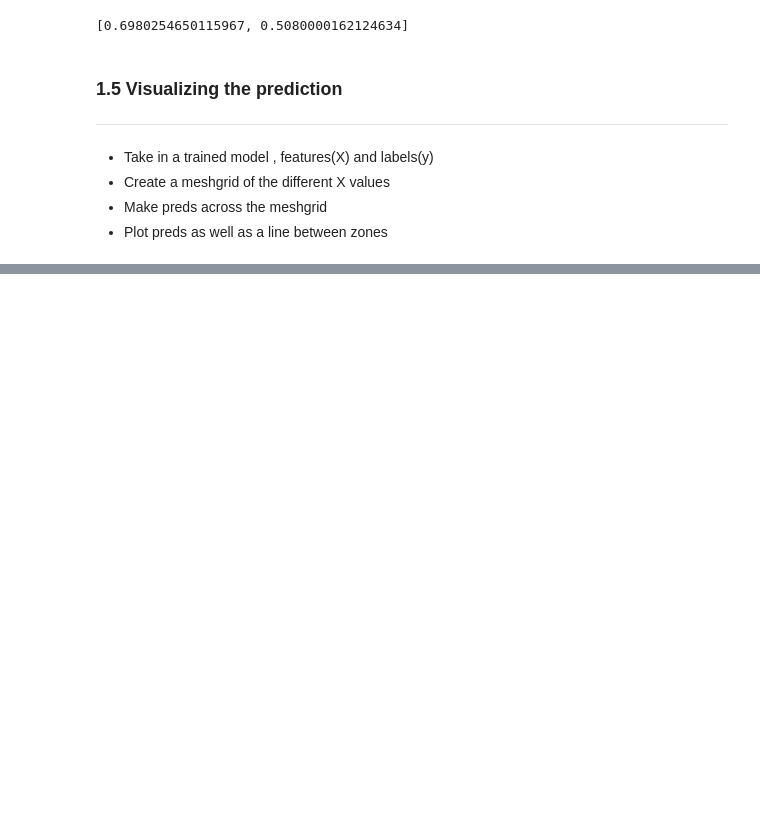
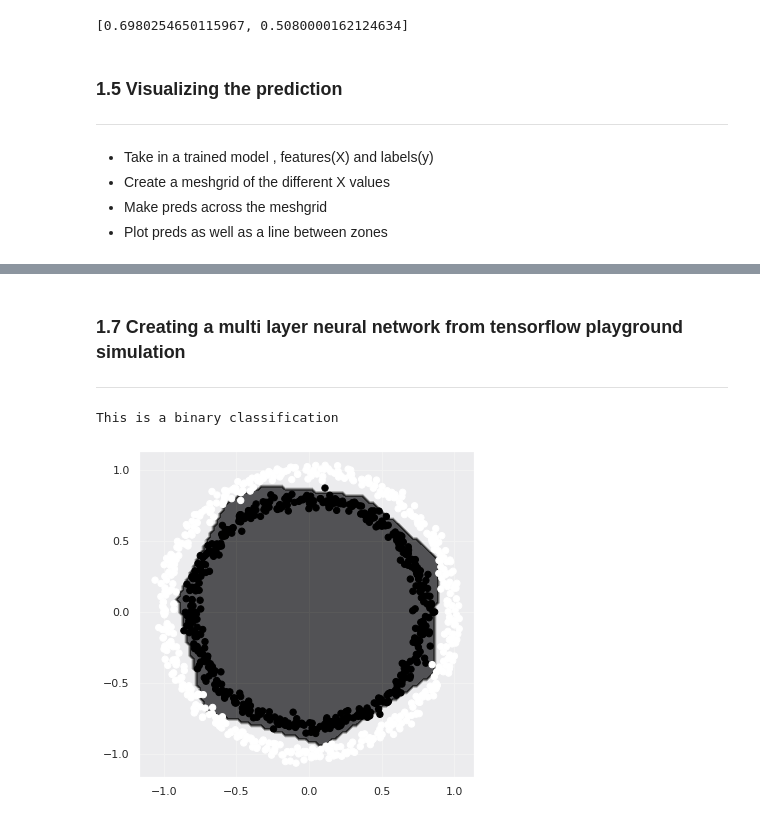
Before and after one commit to 86lekwenshiung/Neural-Network-with-Tensorflow, a Jupyter notebook: 02_Neural_Network_Classification_With_Tensorflow.ipynb, the cells around one changed output, grey strips where cells are left out. Drawn from its saved outputs; the diff is of its cells as text; code cells hidden in the pictures; blank space fills up the shorter version.

```diff
--- a/02_Neural_Network_Classification_With_Tensorflow.ipynb
+++ b/02_Neural_Network_Classification_With_Tensorflow.ipynb
@@ -230,0 +286,26 @@ This is a binary classification
+# %% [markdown]
+### 1.7 Creating a multi layer neural network from tensorflow playground simulation
+___
+# %%
+tf.random.set_seed(42)
+
+# Step 1: Create a model
+model_6 = tf.keras.Sequential([
+                               tf.keras.layers.Dense(4 , activation = tf.keras.activations.relu),
+                               tf.keras.layers.Dense(4 , activation = tf.keras.activations.relu),
+                               tf.keras.layers.Dense(1 , activation = tf.keras.activations.sigmoid)
+])
+
+# Step 2 : Compile the model
+model_6.compile(loss = tf.keras.losses.BinaryCrossentropy(),
+                optimizer = tf.keras.optimizers.Adam(lr = 0.001),
+                metrics = tf.keras.metrics.binary_accuracy)
+
+# Step 3 : Fit the model
+history_6 = model_6.fit(X , y , epochs = 100 , verbose = False)
+# %%
+plt.figure(figsize = (6,6))
+plot_decision_boundary(model_6 , X , y)
+# %% [output]
+This is a binary classification
+[figure, added]
```
Also changed, not shown: parts of 10 cells of this notebook.
